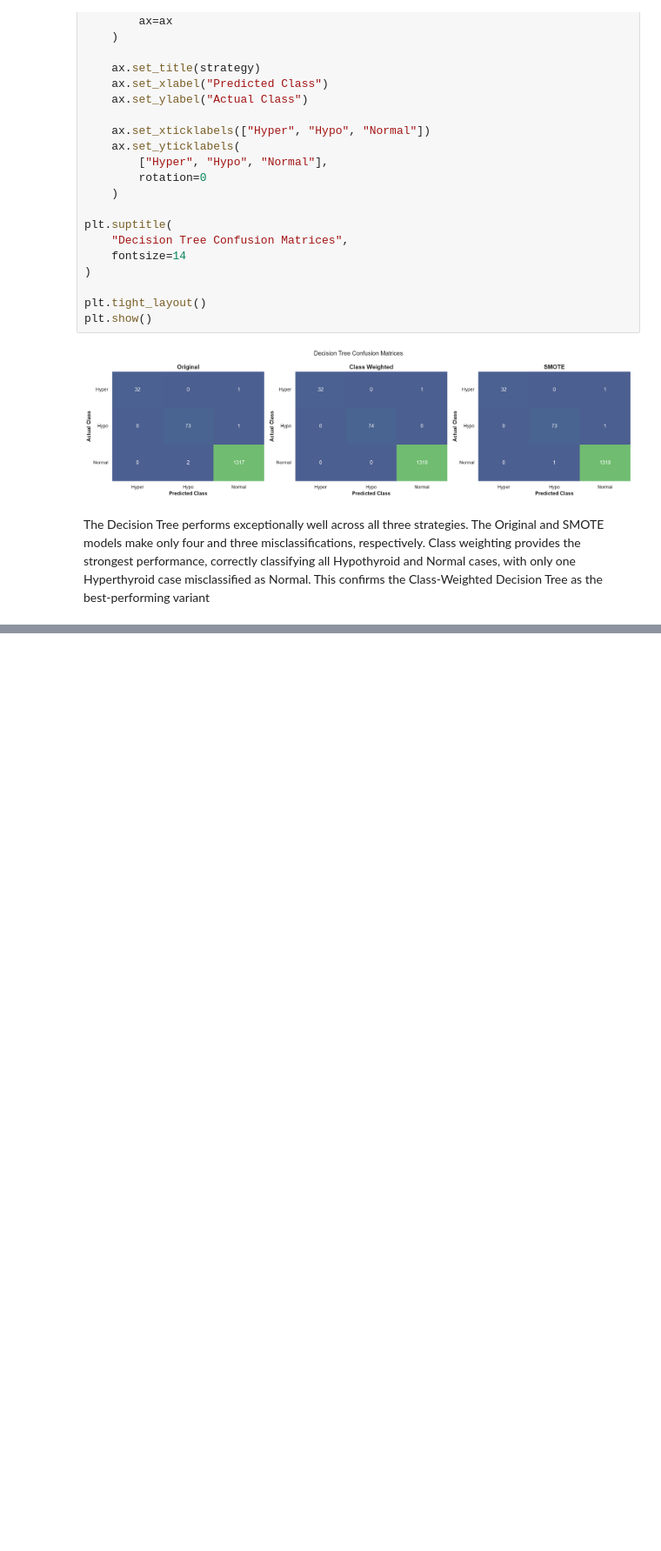
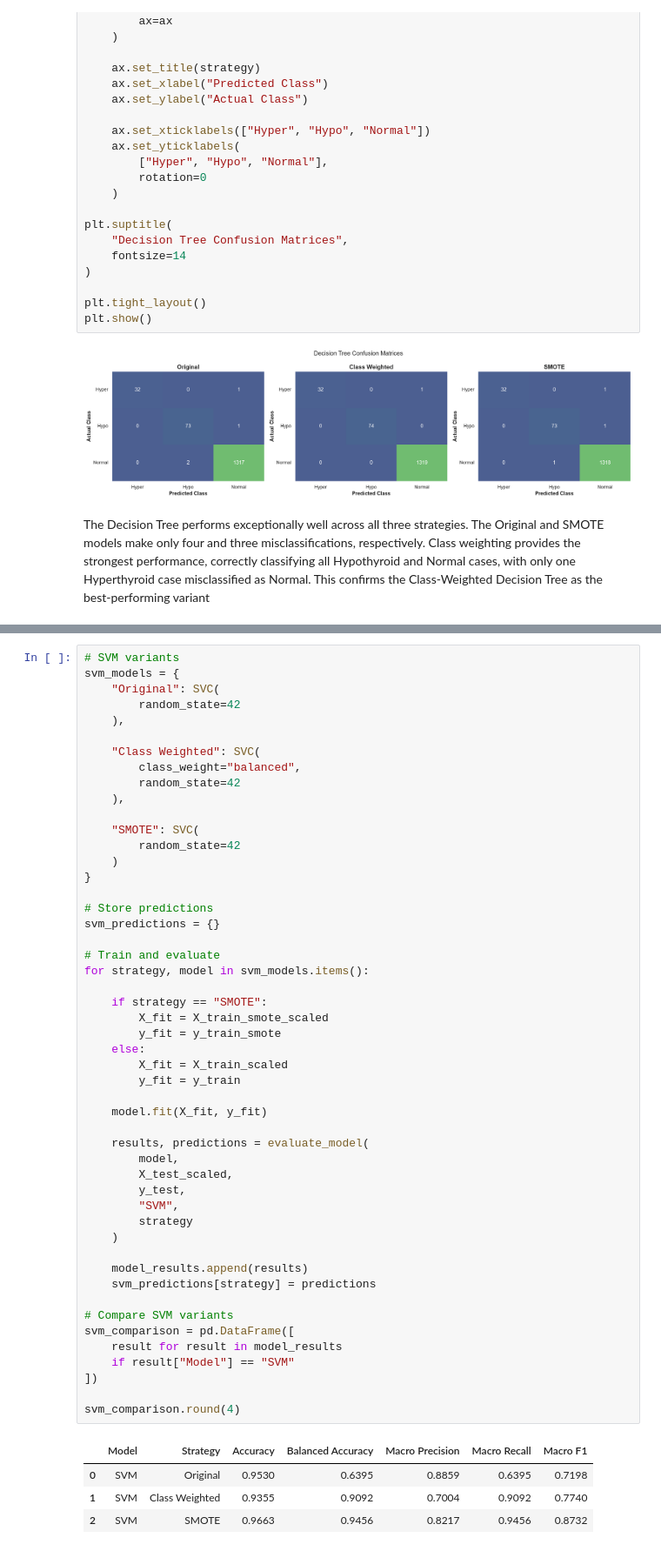
Before and after one commit to byegond-beep/Multi-class-Thyroid-Disease-Classification, a Jupyter notebook: notebook.ipynb, the cells around one changed output, grey strips where cells are left out. Shown at 87% size. Cells and saved outputs as stored; diff of their text form; blank space fills up the shorter version.

```diff
--- a/notebook.ipynb
+++ b/notebook.ipynb
@@ -1570,0 +1673,55 @@ The Decision Tree performs exceptionally well across all three strategies. The O
+# %%
+# SVM variants
+svm_models = {
+    "Original": SVC(
+        random_state=42
+    ),
+
+    "Class Weighted": SVC(
+        class_weight="balanced",
+        random_state=42
+    ),
+
+    "SMOTE": SVC(
+        random_state=42
+    )
+}
+
+# Store predictions
+svm_predictions = {}
+
+# Train and evaluate
+for strategy, model in svm_models.items():
+
+    if strategy == "SMOTE":
+        X_fit = X_train_smote_scaled
+        y_fit = y_train_smote
+    else:
+        X_fit = X_train_scaled
+        y_fit = y_train
+
+    model.fit(X_fit, y_fit)
+
+    results, predictions = evaluate_model(
+        model,
+        X_test_scaled,
+        y_test,
+        "SVM",
+        strategy
+    )
+
+    model_results.append(results)
+    svm_predictions[strategy] = predictions
+
+# Compare SVM variants
+svm_comparison = pd.DataFrame([
+    result for result in model_results
+    if result["Model"] == "SVM"
+])
+
+svm_comparison.round(4)
+# %% [output]
+|  | Model | Strategy | Accuracy | Balanced Accuracy | Macro Precision | Macro Recall | Macro F1 |
+| 0 | SVM | Original | 0.9530 | 0.6395 | 0.8859 | 0.6395 | 0.7198 |
+| 1 | SVM | Class Weighted | 0.9355 | 0.9092 | 0.7004 | 0.9092 | 0.7740 |
+| 2 | SVM | SMOTE | 0.9663 | 0.9456 | 0.8217 | 0.9456 | 0.8732 |
```
Also changed, not shown: parts of 14 cells of this notebook.
